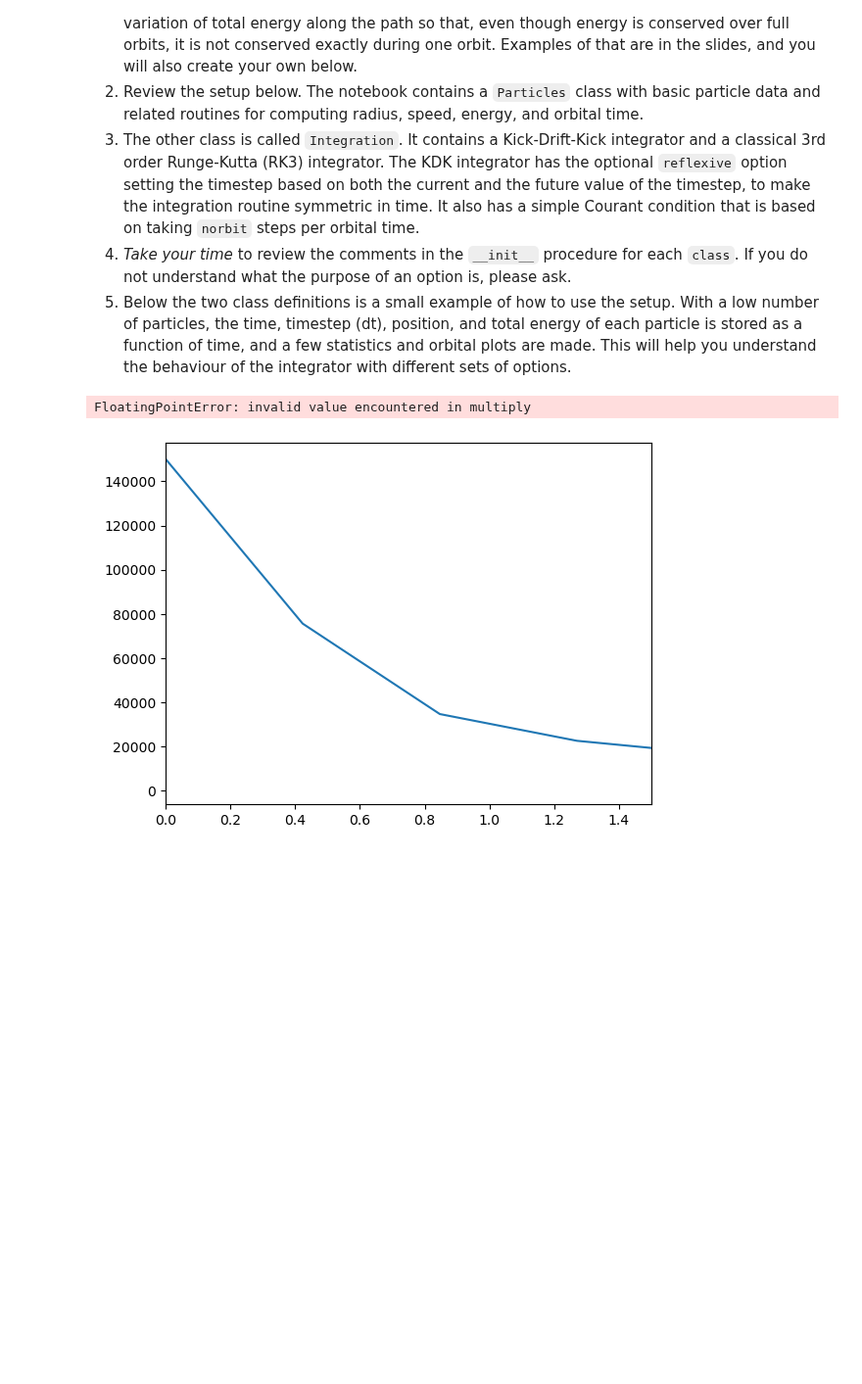
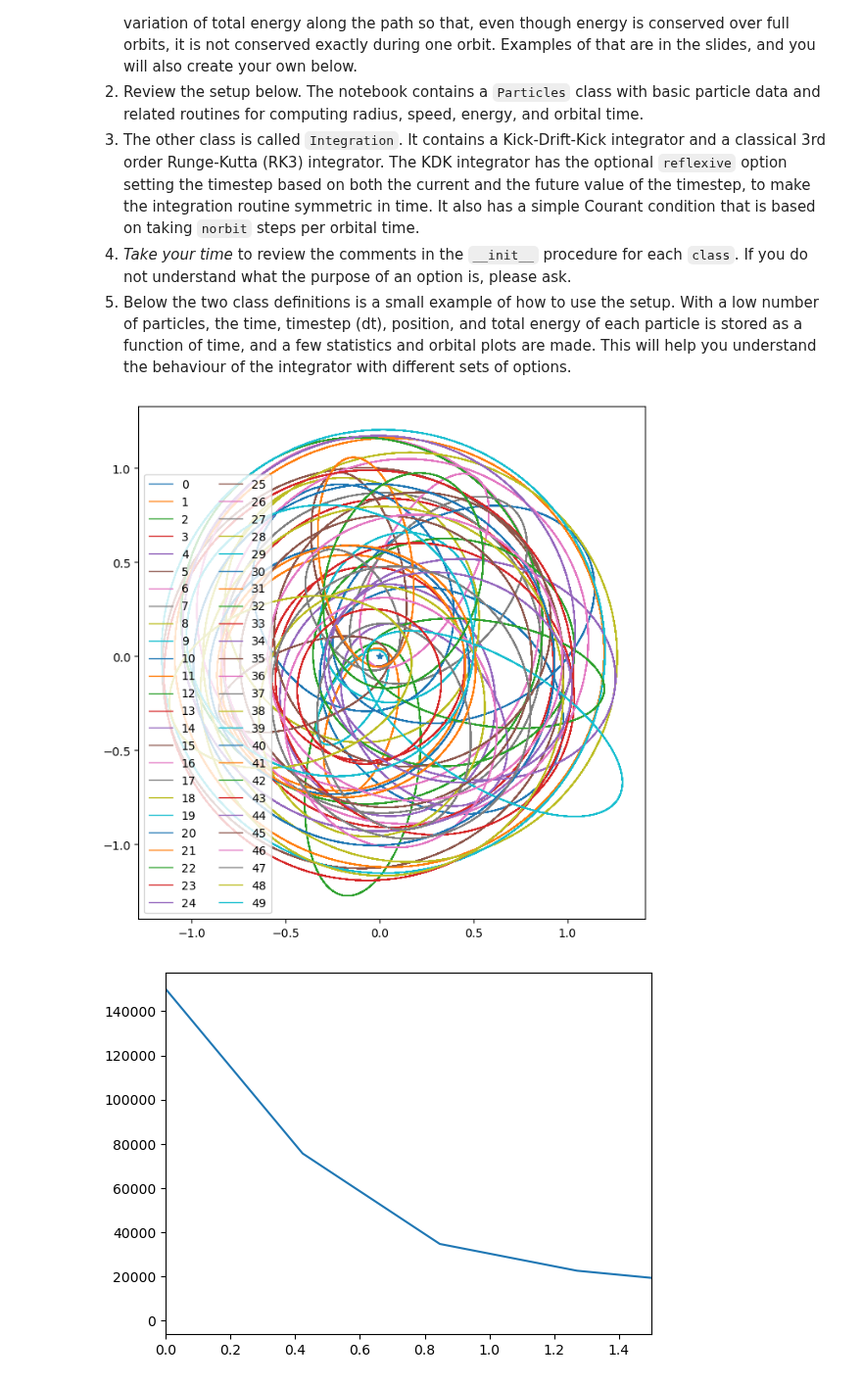
Before and after one commit to JakobSchauser/MscPhysics, a Jupyter notebook: ComputationalAstrophysics/7 Particles/7a Particle Integration.ipynb, the cells around one changed output. Shown at 98% size. Saved outputs shown, nothing was run; the diff lists cells and outputs as text; code cells hidden in the pictures; blank space fills up the shorter version.

```diff
--- a/ComputationalAstrophysics/7 Particles/7a Particle Integration.ipynb
+++ b/ComputationalAstrophysics/7 Particles/7a Particle Integration.ipynb
@@ -297,35 +410,35 @@ def run_n(n = 10, reflexive = 0, norbit = 100, solver = "kdk", store_orbits_and_
             r.append(np.copy(p.r))
             v.append(np.copy(p.v))
 
     # Performance timining
     if verbose:
         print('{:.1f} nanosec/particle-step'.format(used*1e9/p.n/I.nstep))
         print('Number of particles={} and integration steps={}: '.format(p.n,I.nstep))
         print('Min time={:.5} and end time={:.5}: '.format(I.time.min(), tend))
 
     # Transpose arrays to make it easier to plot and analyse afterwards
     energy = np.array(energy).transpose(1,0)
     ptime = np.array(ptime).transpose(1,0)
     dt = np.array(dt).transpose(1,0)
     if store_orbits_and_plot:
         r = np.array(r).transpose(2,1,0)
         v = np.array(v).transpose(2,1,0)
 
     # Make figure with orbits of particles
     if store_orbits_and_plot:
         plt.figure(figsize=(11,8))
         for i in range(r.shape[0]):
             plt.plot(r[i,0],r[i,1],linewidth=1,label=i)
         plt.plot([0],[0],marker='*')
         plt.legend(ncol=2)
         plt.axis('scaled')
         plt.show()
 
     return energy, ptime, dt, r, v, orb
 
-energy, ptime, dt, r, v, orbit = run_n(50, store_orbits_and_plot = True, norbit=33, reflexive=0)
+energy, ptime, dt, r, v, orbit = run_n(50, store_orbits_and_plot = True, norbit=1000, reflexive=1, solver = "4th")
 # %% [output]
-FloatingPointError: invalid value encountered in multiply
+[figure, added]
 # %%
 i_particle = 1
 x = (energy[i_particle] / energy[i_particle,0]-1.)*100.
```
Also changed, not shown: parts of 7 cells of this notebook, 4 other files.
